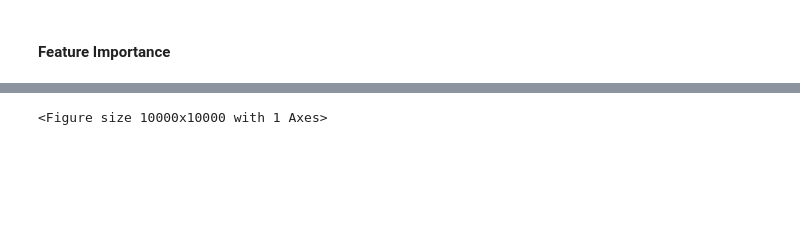
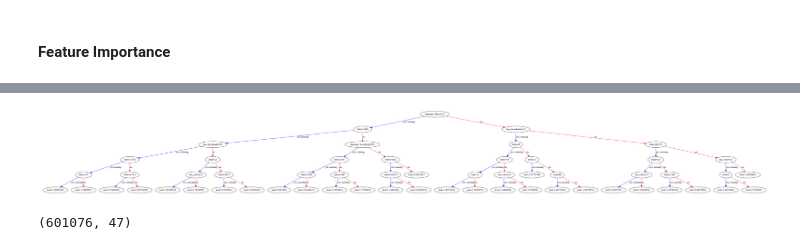
Before and after one commit to gesteves91/software-engineering-ml, a Jupyter notebook: notebooks/06-xgb.ipynb, the cells around one changed output, grey strips where cells are left out. Drawn from its saved outputs; the diff is of its cells as text; code cells hidden in the pictures; blank space fills up the shorter version.

```diff
--- a/notebooks/06-xgb.ipynb
+++ b/notebooks/06-xgb.ipynb
@@ -21,7 +21,7 @@ from scipy import stats
 # %%
 # read the data
 #df = pd.read_csv("../data/total_dry_no_labels.csv", index_col=0)
-df = pd.read_csv("../data/total_dry_no_labels.csv", index_col=0)
+df = pd.read_csv("../data/total_dry_no_info.csv", index_col=0)
 df.columns = df.columns.str.replace(' ', '')
 #df = df.head(100000)
 #df.drop('network_count', axis=1, inplace=True)
@@ -133,11 +133,15 @@ model = xgb.train(params=params, dtrain=data_dmatrix, num_boost_round=10)
 # %%
 import matplotlib.pyplot as plt
 
-xgb.plot_tree(model,num_trees=4)
+xgb.plot_tree(model,num_trees=1)
 fig = plt.gcf()
 fig.set_size_inches(100, 100)
 #plt.rcParams['figure.figsize'] = [100, 100]
 plt.savefig('../reports/tree.png')
 plt.show()
 # %% [output]
-<Figure size 10000x10000 with 1 Axes>
+[figure, added]
+# %%
+df.shape
+# %% [output]
+(601076, 47)
```
Also changed, not shown: parts of 7 cells of this notebook, 5 other files.
